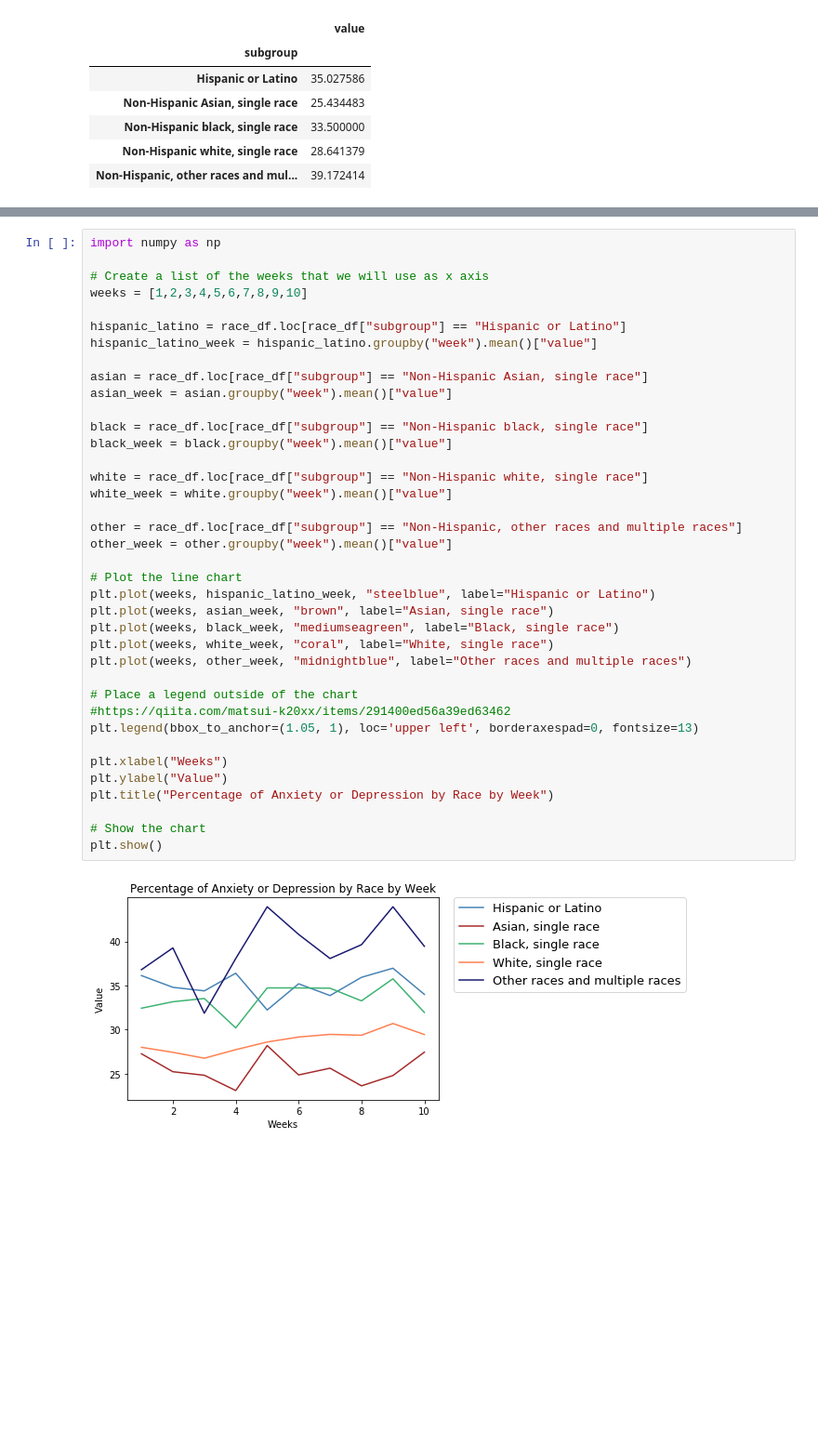
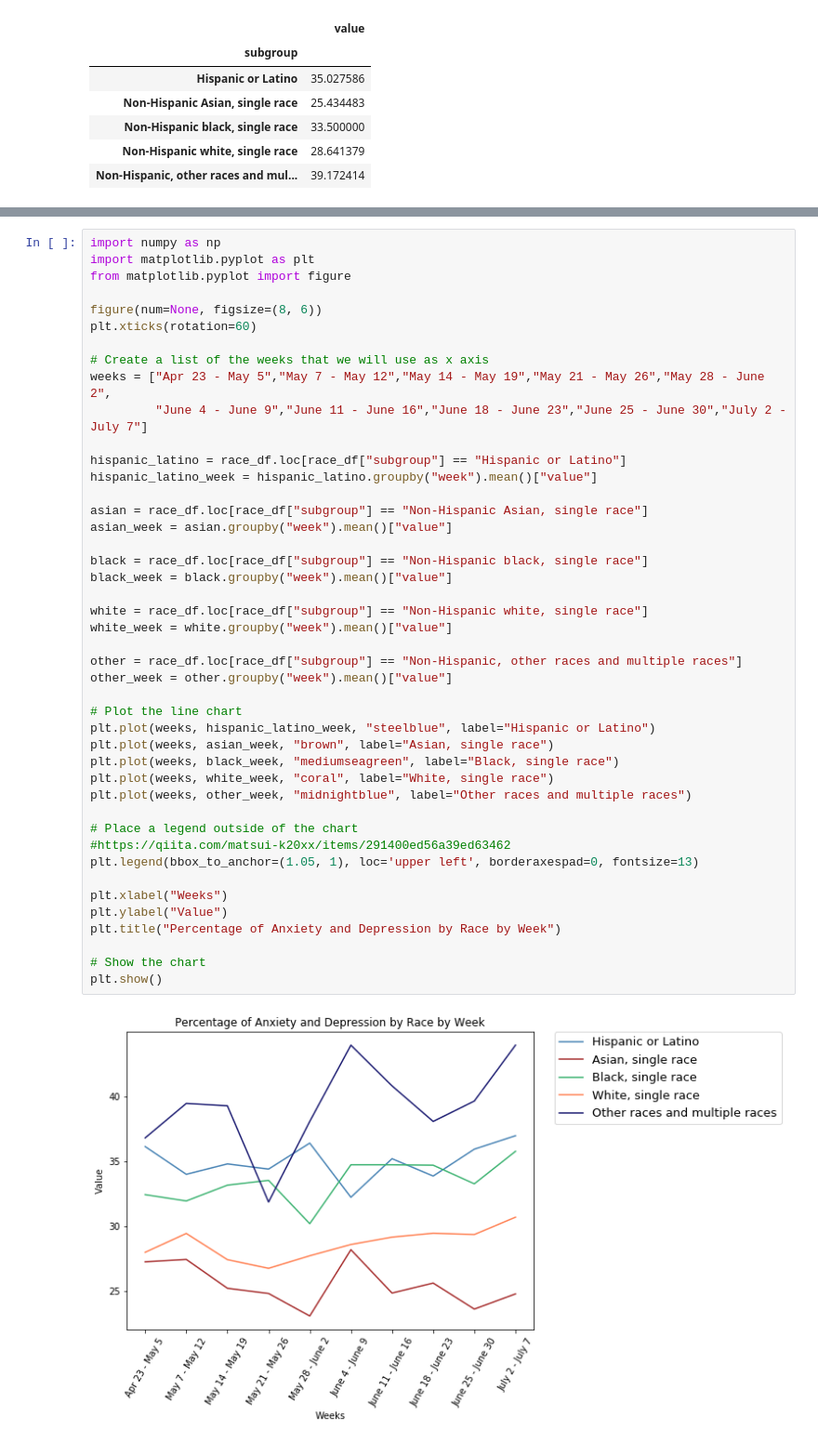
Before and after one commit to d-hires/Pandemic-Warriors-Project-1, a Jupyter notebook: Race.ipynb, the cells around one changed output, grey strips where cells are left out. Shown: that part at 93% size. Saved outputs shown, nothing was run; the diff lists cells and outputs as text; blank space fills up the shorter version.

```diff
--- a/Race.ipynb
+++ b/Race.ipynb
@@ -112,41 +113,47 @@ See the caveats in the documentation: https://pandas.pydata.org/pandas-docs/stab
 | 294 | Symptoms of Anxiety Disorder | By Race/Hispanic ethnicity | United States | Non-Hispanic, other races and mul... | 2 | May 7 - May 12 | 38.9 | 34.1 | 43.9 | ... |
 # %%
 import numpy as np
+import matplotlib.pyplot as plt
+from matplotlib.pyplot import figure
+
+figure(num=None, figsize=(8, 6))
+plt.xticks(rotation=60)
 
 # Create a list of the weeks that we will use as x axis
-weeks = [1,2,3,4,5,6,7,8,9,10]
+weeks = ["Apr 23 - May 5","May 7 - May 12","May 14 - May 19","May 21 - May 26","May 28 - June 2",
+         "June 4 - June 9","June 11 - June 16","June 18 - June 23","June 25 - June 30","July 2 - July 7"]
 
 hispanic_latino = race_df.loc[race_df["subgroup"] == "Hispanic or Latino"]
 hispanic_latino_week = hispanic_latino.groupby("week").mean()["value"]
 
 asian = race_df.loc[race_df["subgroup"] == "Non-Hispanic Asian, single race"]
 asian_week = asian.groupby("week").mean()["value"]
 
 black = race_df.loc[race_df["subgroup"] == "Non-Hispanic black, single race"]
 black_week = black.groupby("week").mean()["value"]
 
 white = race_df.loc[race_df["subgroup"] == "Non-Hispanic white, single race"]
 white_week = white.groupby("week").mean()["value"]
 
 other = race_df.loc[race_df["subgroup"] == "Non-Hispanic, other races and multiple races"]
 other_week = other.groupby("week").mean()["value"]
 
 # Plot the line chart
 plt.plot(weeks, hispanic_latino_week, "steelblue", label="Hispanic or Latino")
 plt.plot(weeks, asian_week, "brown", label="Asian, single race")
 plt.plot(weeks, black_week, "mediumseagreen", label="Black, single race")
 plt.plot(weeks, white_week, "coral", label="White, single race")
 plt.plot(weeks, other_week, "midnightblue", label="Other races and multiple races")
 
 # Place a legend outside of the chart
 #https://qiita.com/matsui-k20xx/items/291400ed56a39ed63462
 plt.legend(bbox_to_anchor=(1.05, 1), loc='upper left', borderaxespad=0, fontsize=13)
 
 plt.xlabel("Weeks")
 plt.ylabel("Value")
-plt.title("Percentage of Anxiety or Depression by Race by Week")
+plt.title("Percentage of Anxiety and Depression by Race by Week")
 
 # Show the chart
 plt.show()
 # %% [output]
-[figure, old version]
+[figure, new version]
```
Also changed, not shown: parts of 1 cell of this notebook.
